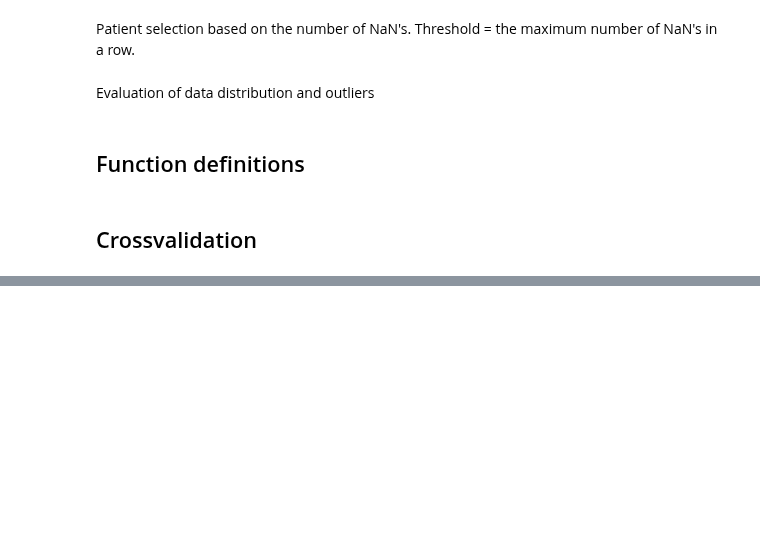
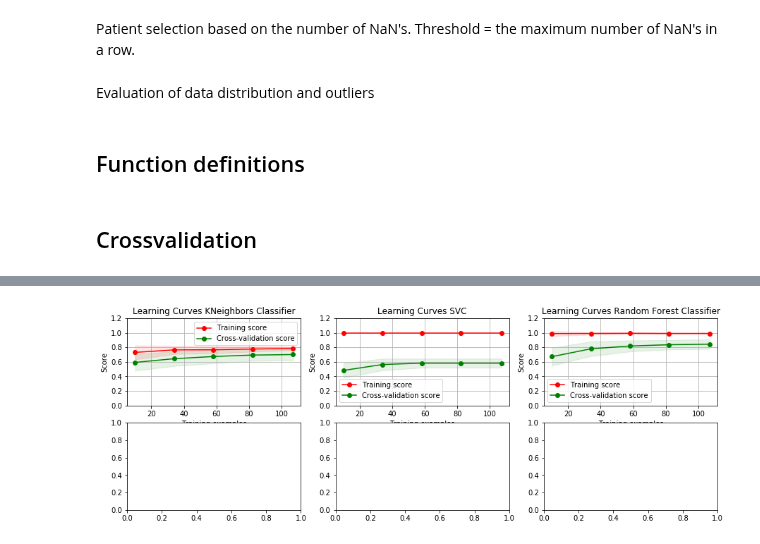
Before and after one commit to mfvanhaaften/TM10007_PROJECT, a Jupyter notebook: assignment.ipynb, the cells around one changed output, grey strips where cells are left out. Drawn from its saved outputs; the diff is of its cells as text; code cells hidden in the pictures; blank space fills up the shorter version.

Commit message:
learning curves

```diff
--- a/assignment.ipynb
+++ b/assignment.ipynb
@@ -386,0 +425,28 @@ Optimal number of features : 221
+# %%
+fig, axes = plt.subplots(2,3 , figsize=(15, 5))
+
+title = "Learning Curves KNeighbors Classifier"
+# Cross validation with 100 iterations to get smoother mean test and train
+# score curves, each time with 20% data randomly selected as a validation set.
+cv = ShuffleSplit(n_splits=100, test_size=0.2, random_state=0)
+
+estimator = KNeighborsClassifier()
+plot_learning_curve(estimator, title, X_train, y_train, axes=axes[:, 0], ylim=(0, 1.2),
+                    cv=cv, n_jobs=4)
+
+title = "Learning Curves SVC"
+# SVC is more expensive so we do a lower number of CV iterations:
+cv = ShuffleSplit(n_splits=10, test_size=0.2, random_state=0)
+estimator = SVC(gamma=0.001)
+plot_learning_curve(estimator, title, X_train, y_train, axes=axes[:, 1], ylim=(0, 1.2),
+                    cv=cv, n_jobs=4)
+
+title = "Learning Curves Random Forest Classifier"
+cv = ShuffleSplit(n_splits=100, test_size=0.2, random_state=0)
+estimator = RandomForestClassifier()
+plot_learning_curve(estimator, title, X_train, y_train, axes=axes[:, 2], ylim=(0, 1.2),
+                    cv=cv, n_jobs=4)
+
+plt.show()
+# %% [output]
+[figure, added]
```
Also changed, not shown: parts of 3 cells of this notebook.
